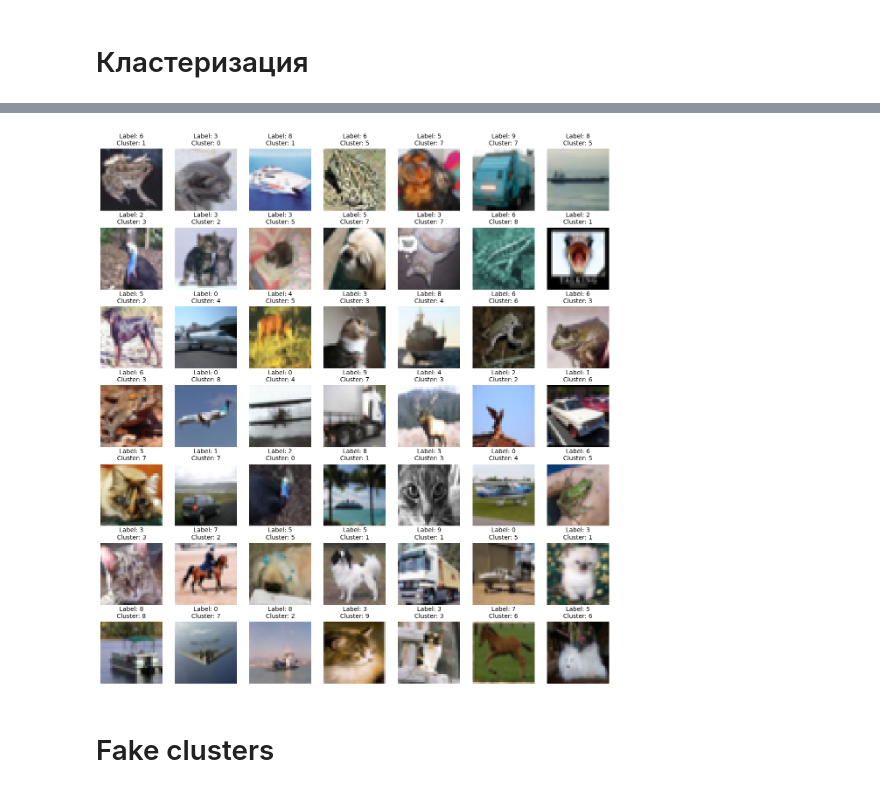
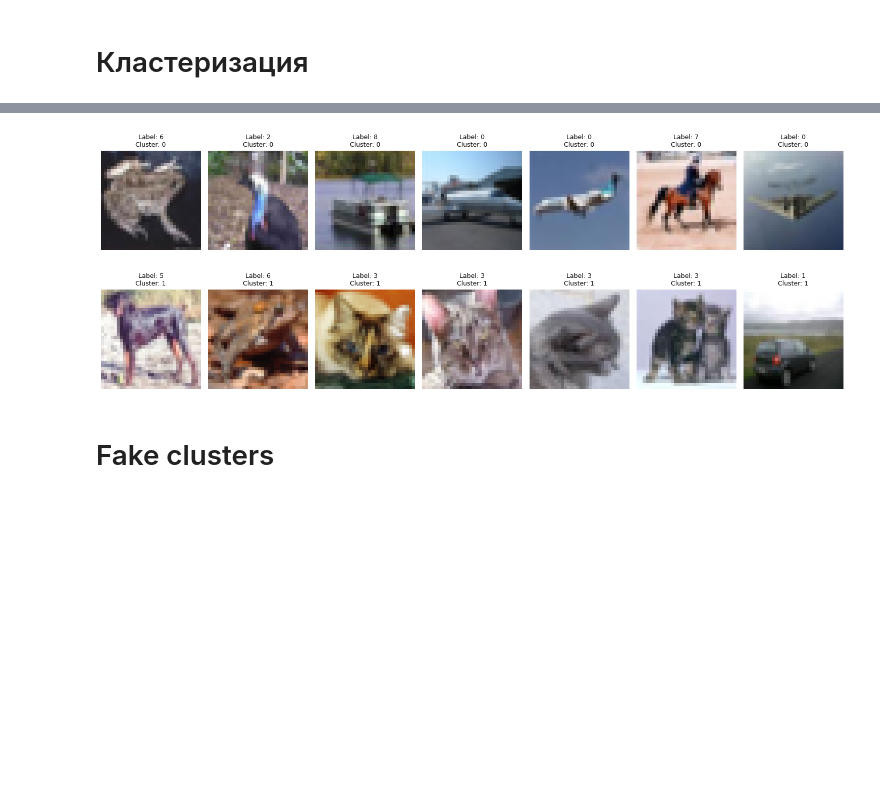
Before and after one commit to intsystems/nas-for-moe, a Jupyter notebook: code/cluster_cifar.ipynb, the cells around one changed output, grey strips where cells are left out. Drawn from its saved outputs; the diff is of its cells as text; code cells hidden in the pictures; blank space fills up the shorter version.

```diff
--- a/code/cluster_cifar.ipynb
+++ b/code/cluster_cifar.ipynb
@@ -73,0 +102,12 @@ plt.imshow(latent_space.generate()[0].cpu().permute(1, 2, 0).detach().numpy())
+# %%
+if False:
+    history = trainer.train(
+        train_loader,
+        val_loader,
+        epochs=100,
+        alpha=1.  # ← Как в TensorFlow версии!
+    )
+    trainer.plot_training_history()
+    trainer.save_checkpoint('/pbabkin/main/mipt/nas-for-moe/vae_checkpoint_6.pth')
+else:
+    trainer.load_checkpoint('/pbabkin/main/mipt/nas-for-moe/vae_checkpoint_anton_1.pth')
@@ -79,7 +162,7 @@ images = []
 labels = []
 
 for img, label in valid_subset:
-    z = latent_space.encode_image(img)  # Получаем латентный вектор (тензор)
+    z = trainer.encode_image(img)  # Получаем латентный вектор (тензор)
     images.append(z.cpu().numpy())  # Переводим в numpy
 
     # img_array = (img.permute(1, 2, 0).numpy() * 255).astype(np.uint8)
@@ -100,9 +183,8 @@ print(f"Форма данных: {X.shape}")
 scaler = StandardScaler()
 X_scaled = scaler.fit_transform(X)
 # %%
-# Применяем K-Means кластеризацию
-print("Запуск K-Means кластеризации с k=10...")
-kmeans = KMeans(n_clusters=10, random_state=42, n_init=10, verbose=0)
+K = 2
+kmeans = KMeans(n_clusters=K, random_state=42, n_init=10, verbose=0)
 kmeans.fit(X_scaled)
 
 # Получаем предсказанные кластеры
@@ -136,27 +209,47 @@ for cluster_id, count in zip(unique, counts):
 # %%
-fig, axes = plt.subplots(7, 7, figsize=(15, 16))
-for idx, (img, label) in enumerate(valid_subset):
-    if idx >= 49:
-        break
+# Группируем индексы по кластерам
+from collections import defaultdict
 
-    if isinstance(img, torch.Tensor):
-        img_array = img.permute(1, 2, 0).numpy()
-        # Денормализовать если были нормализованы (опционально)
-        # img_array = (img_array * 0.5 + 0.5)  # если использовали normalization
-    else:
-        img_array = img
+cluster_indices = defaultdict(list)
+for idx in range(len(clusters)):
+    cluster_indices[clusters[idx]].append(idx)
 
-    # Получить номер кластера для этого элемента
-    cluster_id = clusters[idx]
+# Количество изображений на кластер
+imgs_per_cluster = 7
+num_clusters = len(cluster_indices)
 
-    # Вывести изображение
-    col = idx // 7
-    row = idx % 7
-    axes[row][col].imshow(img_array)
-    axes[row][col].set_title(f'Label: {label}\nCluster: {cluster_id}', fontsize=10)
-    axes[row][col].axis('off')
+# Создаем фигуру с количеством рядов = количество кластеров
+fig, axes = plt.subplots(num_clusters, imgs_per_cluster, figsize=(15, 3 * num_clusters))
+
+# Если только один кластер, axes будет 1D, поэтому преобразуем в 2D
+if num_clusters == 1:
+    axes = axes.reshape(1, -1)
+
+# Заполняем каждый ряд изображениями из одного кластера
+for cluster_id in sorted(cluster_indices.keys()):
+    indices = cluster_indices[cluster_id]
+
+    for col_idx in range(imgs_per_cluster):
+        ax = axes[cluster_id, col_idx]
+
+        if col_idx < len(indices):
+            # Получаем изображение и лейбл
+            img, label = valid_subset[indices[col_idx]]
+
+            if isinstance(img, torch.Tensor):
+                img_array = img.permute(1, 2, 0).numpy()
+            else:
+                img_array = img
+
+            ax.imshow(img_array)
+            ax.set_title(f'Label: {label}\nCluster: {cluster_id}', fontsize=9)
+
+        ax.axis('off')
+
+plt.tight_layout()
+plt.show()
 # %% [output]
-[figure, old version]
+[figure, new version]
 # %% [markdown]
 # Fake clusters
 # %%
```
Also changed, not shown: parts of 28 cells of this notebook, 21 other files.
